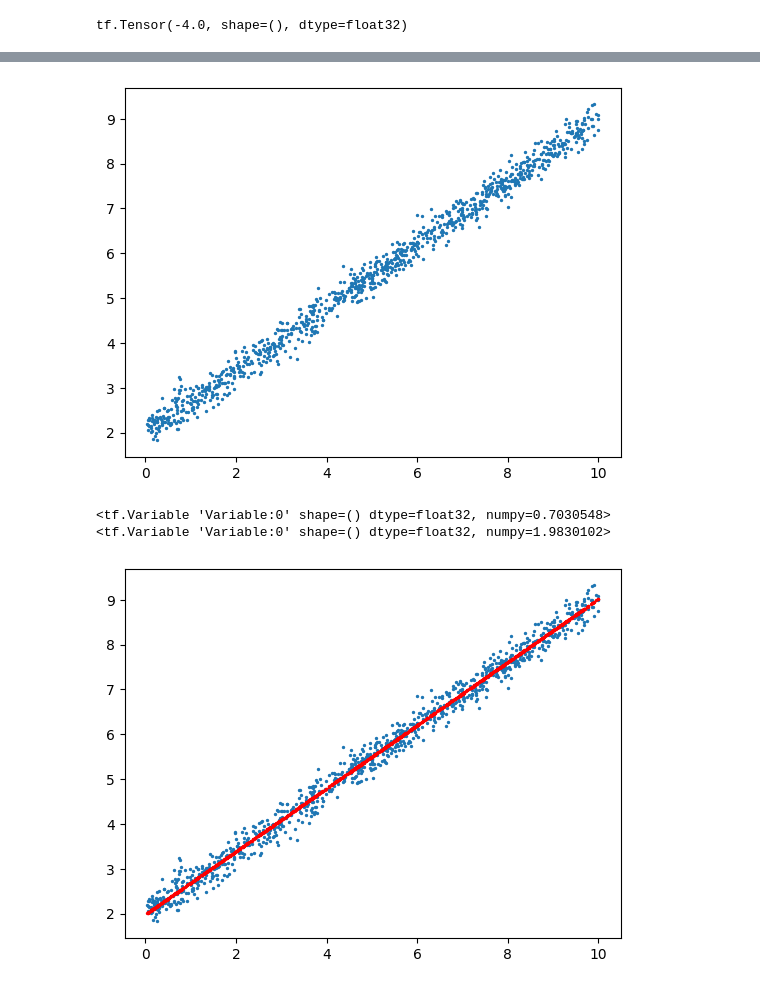
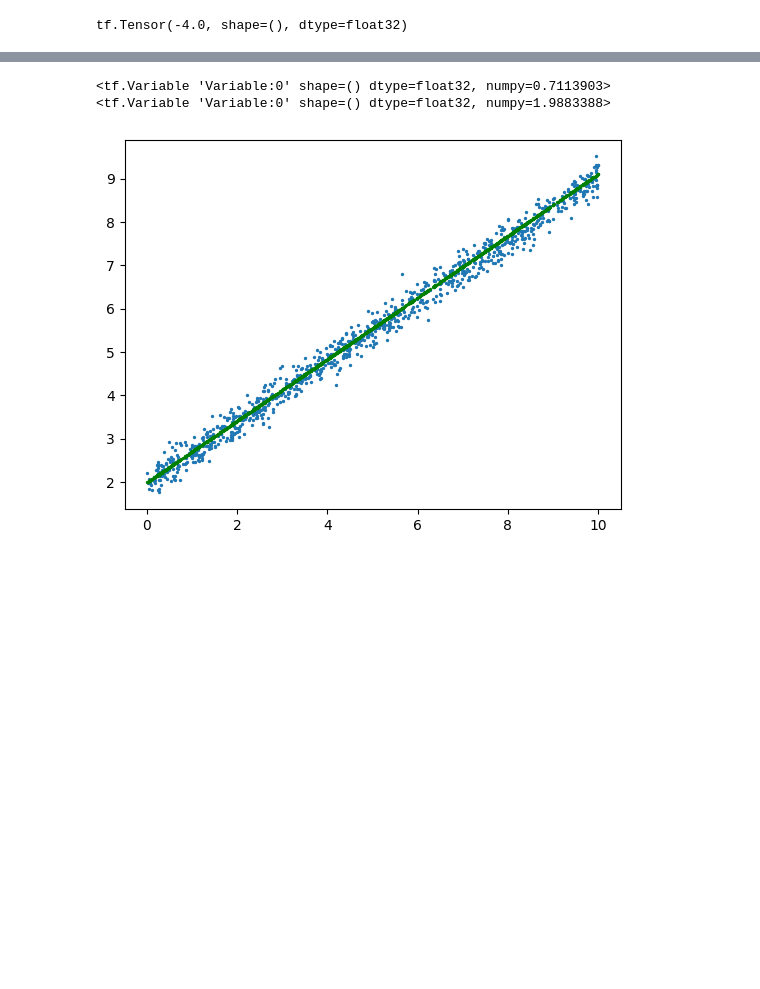
Before and after one commit to onez9/mlexpiriens, a Jupyter notebook: main.ipynb, the cells around one changed output, grey strips where cells are left out. Cells and saved outputs as stored; diff of their text form; code cells hidden in the pictures; blank space fills up the shorter version.

```diff
--- a/main.ipynb
+++ b/main.ipynb
@@ -392,49 +402,68 @@ print(f'Производная по x: {df[0]}\nПроизводная по b: {
 import os
 os.environ['TF_CPP_MIN_LOG_LEVEL']='2'
 import tensorflow as tf
 import matplotlib.pyplot as plt
 import numpy as np
 
 
 TOTAL_POINTS = 1000
-
+# задача - по значениям y и x определить значения параметров k и b
 x = tf.random.uniform(shape=[TOTAL_POINTS], minval=0, maxval=10) # генерируем вектор из 1000 точек
 noise = tf.random.normal(shape=[TOTAL_POINTS], stddev=0.2) # генерируем 1000 точек с нормальным распределением с 0-ым математическим ожиданием и СКО = 0.2
 
-k_true = 0.7
+k_true = 0.7 # те данные по которым строятся вся эта чепуха
 b_true = 2.0
 
-y = x*k_true + b_true + noise
+y = x*k_true + b_true + noise # noise - гаусовский шум
+
+# plt.scatter(x, y, s=2) # используется для создания графика рассеяния, s - это размер точки
+# plt.show()
 
 
-plt.scatter(x, y, s=2)
-plt.show()
 
-
+# что бы решить задачу говорим, нет допускаем начальные значения, для значений которые собираемся искать (k,b), применяя алгоритм градиентного спуска
 k = tf.Variable(0.0)
 b = tf.Variable(0, dtype=tf.float32)
 
-EPOCHS = 500
-learning_rate = 0.02
+
+BATCH_SIZE = 100
+num_steps = TOTAL_POINTS // BATCH_SIZE # необходимо для разбития диапозона
+
+EPOCHS = 50
+learning_rate = 0.02 # шаг сходимости градиентного алгоритма
+
+# для того чтобы повысить вероятность выхода из ямы применяется метод моментов для этого используем аргумент momentum=0.5
+# также можно добавить метод нестерова, который как бы улучшает вышеописанный метод
+# opt = tf.optimizers.SGD(learning_rate=0.02, momentum=0.5, nesterov=True) # оптимизатор - Stochastic Gradient Descent (Стохастический градиентный спуск)
+# opt = tf.optimizers.Adagrad(learning_rate=0.3) # метод который увеличивает или уменшьшает только там где нужно
+
+# оптимизатор adadelta - закрывает недостак предыдущего(в нём шаг вроде уменшается)
+# opt = tf.optimizers.Adadelta(learning_rate=4.0) # нужна понимать что каждый оптимизатор нужно применять по задаче
+# opt = tf.optimizers.RMSprop(learning_rate=0.01)
+opt = tf.optimizers.Adam(learning_rate=2.0)
 
 for n in range(EPOCHS):
-  with tf.GradientTape() as tape:
-    f = k*x + b
-    loss = tf.reduce_mean(tf.square(y - f))
+  for n_batch in range(num_steps):
+    y_batch = y[n_batch*BATCH_SIZE : (n_batch + 1)*BATCH_SIZE] # необходимо для разбития диапозона
+    x_batch = x[n_batch*BATCH_SIZE : (n_batch + 1)*BATCH_SIZE] # необходимо для разбития диапозона
 
-  dk, db = tape.gradient(loss, [k, b])
+    with tf.GradientTape() as tape:
+      f = k*x_batch + b # k и b - тут начальные значения которые мы подобрали, а x - это, то что мы сгенерировали
+      loss = tf.reduce_mean(tf.square(y_batch - f))
 
-  k.assign_sub(learning_rate * dk)
-  b.assign_sub(learning_rate * db)
+    dk, db = tape.gradient(loss, [k, b])
+
+    opt.apply_gradients(zip([dk,db], [k, b])) # если используем оптимизатор то следующие 2 строчки можно не использовать
+    # k.assign_sub(learning_rate * dk)
+    # b.assign_sub(learning_rate * db)
 
 print(k, b, sep='\n')
 
 y_pr = k*x + b
 plt.scatter(x, y, s=2)
-plt.scatter(x, y_pr, c='r', s=2)
+plt.scatter(x, y_pr, c='g', s=2)
 plt.show()
 # %% [output]
+<tf.Variable 'Variable:0' shape=() dtype=float32, numpy=0.7113903>
+<tf.Variable 'Variable:0' shape=() dtype=float32, numpy=1.9883388>
-[figure, old version]
+[figure, new version]
-<tf.Variable 'Variable:0' shape=() dtype=float32, numpy=0.7030548>
-<tf.Variable 'Variable:0' shape=() dtype=float32, numpy=1.9830102>
-[figure, removed]
```
Also changed, not shown: parts of 1 cell of this notebook.
